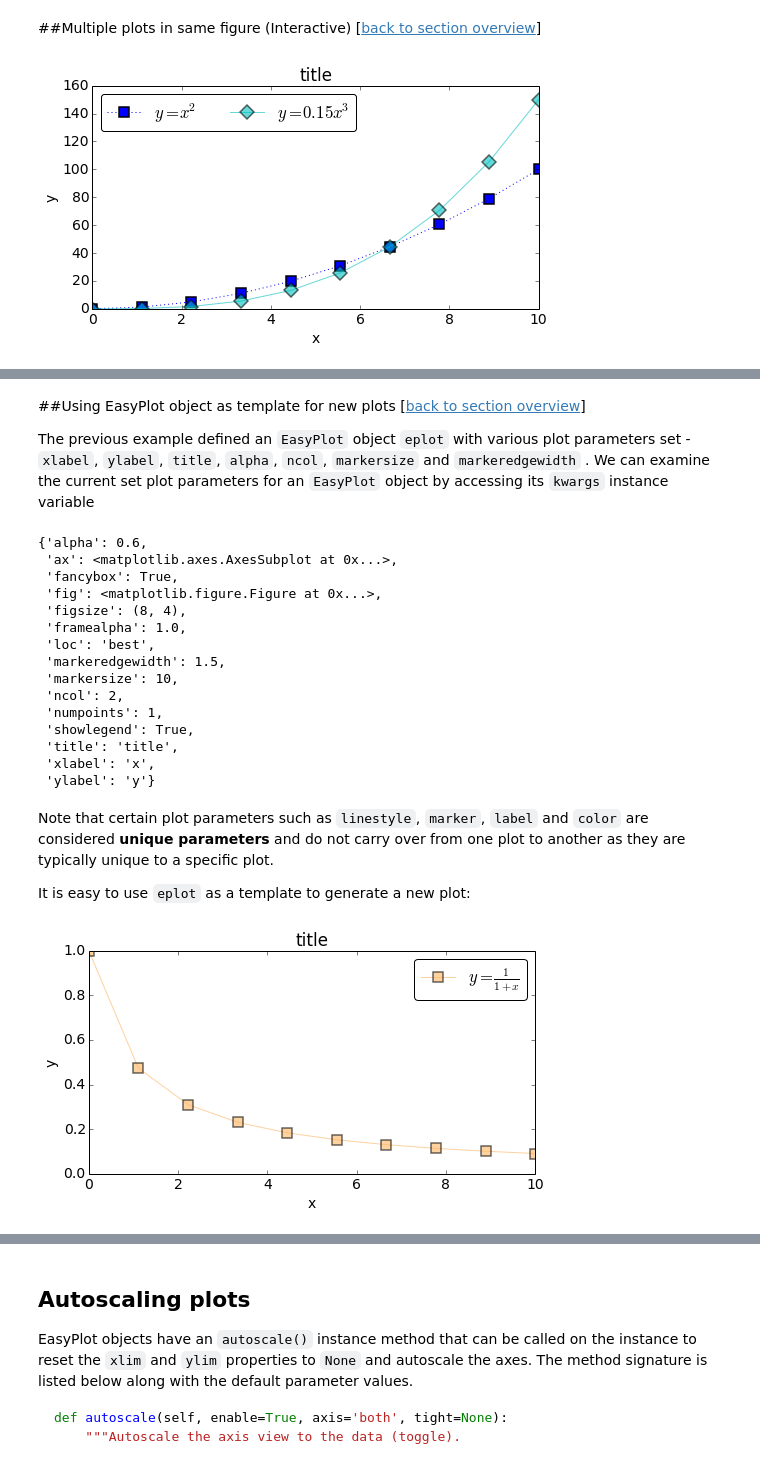
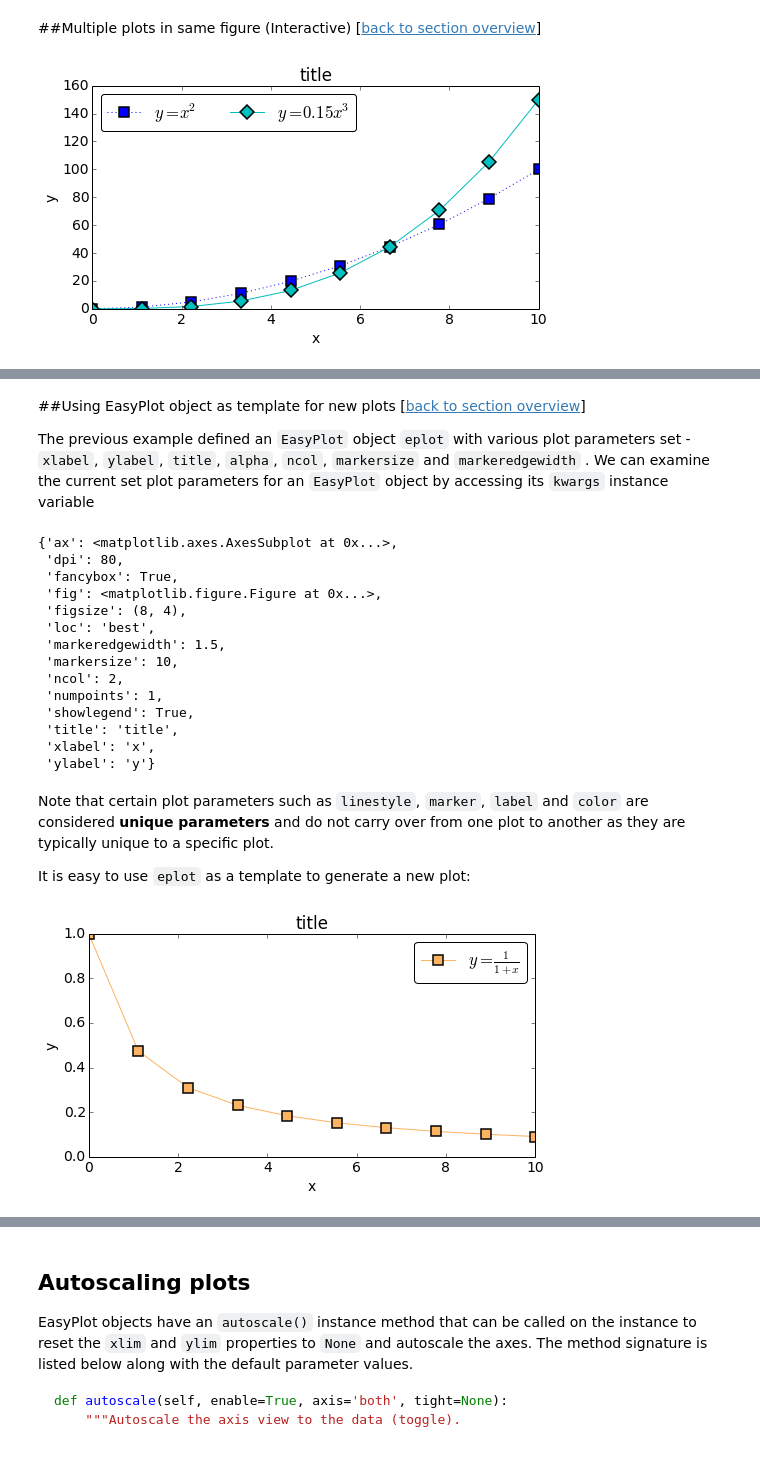
Before and after one commit to HamsterHuey/easyplot, a Jupyter notebook: docs/easyplot_docs.ipynb, the cells around one changed output, grey strips where cells are left out. Cells and saved outputs as stored; diff of their text form; code cells hidden in the pictures.

```diff
--- a/docs/easyplot_docs.ipynb
+++ b/docs/easyplot_docs.ipynb
@@ -239,11 +266,12 @@ eplot = EasyPlot(x, x**2, 'g--o', label=r"$y = x^2$", showlegend=True, xlabel='x
 [[back to section overview](#sections)]
 # %%
 #Note the use of plot parameter aliases and the figsize parameter
-eplot = EasyPlot(x, x**2, label=r"$y = x^2$", figsize=(8,4), showlegend=True, ncol=2, ms=10, ls=':',
-                 markeredgewidth=1.5, xlabel='x', ylabel='y', title='title', color='b', marker='s')
-eplot.add_plot(x, 0.15*x**3, label=r"$y = 0.15x^3$", c='c', ls='-', alpha=0.6, marker='D')
+eplot = EasyPlot(x, x**2, label=r"$y = x^2$", figsize=(8,4), showlegend=True,
+                 ncol=2, ms=10, ls=':', markeredgewidth=1.5, xlabel='x',
+                 ylabel='y', title='title', color='b', marker='s')
+eplot.add_plot(x, 0.15*x**3, label='$y = 0.15x^3$', c='c', ls='-', marker='D')
 # %% [output]
-[figure, old version]
+[figure, new version]
 # %% [markdown]
 <a name="easyplot_template"></a>
 # %% [markdown]
@@ -255,12 +283,11 @@ The previous example defined an `EasyPlot` object `eplot` with various plot para
 #Examine set plot parameters for eplot
 eplot.kwargs
 # %% [output]
-{'alpha': 0.6,
- 'ax': <matplotlib.axes.AxesSubplot at 0x...>,
+{'ax': <matplotlib.axes.AxesSubplot at 0x...>,
+ 'dpi': 80,
  'fancybox': True,
  'fig': <matplotlib.figure.Figure at 0x...>,
  'figsize': (8, 4),
- 'framealpha': 1.0,
  'loc': 'best',
  'markeredgewidth': 1.5,
  'markersize': 10,
@@ -276,10 +303,10 @@ Note that certain plot parameters such as `linestyle`, `marker`, `label` and `co
 It is easy to use `eplot` as a template to generate a new plot:
 # %%
 eplot.new_plot(x, 1/(1+x), '-s', label=r"$y = \frac{1}{1+x}$", c='#fdb462')
-# Note that the plot reuses the axis labels, title, transparency and marker
+# Note that the plot reuses the axis labels, title and marker
 # formatting from the previous eplot template
 # %% [output]
-[figure, old version]
+[figure, new version]
 # %% [markdown]
 <a name="autoscale"></a>
 # %% [markdown]
```
Also changed, not shown: parts of 24 cells of this notebook, 30 other files.
